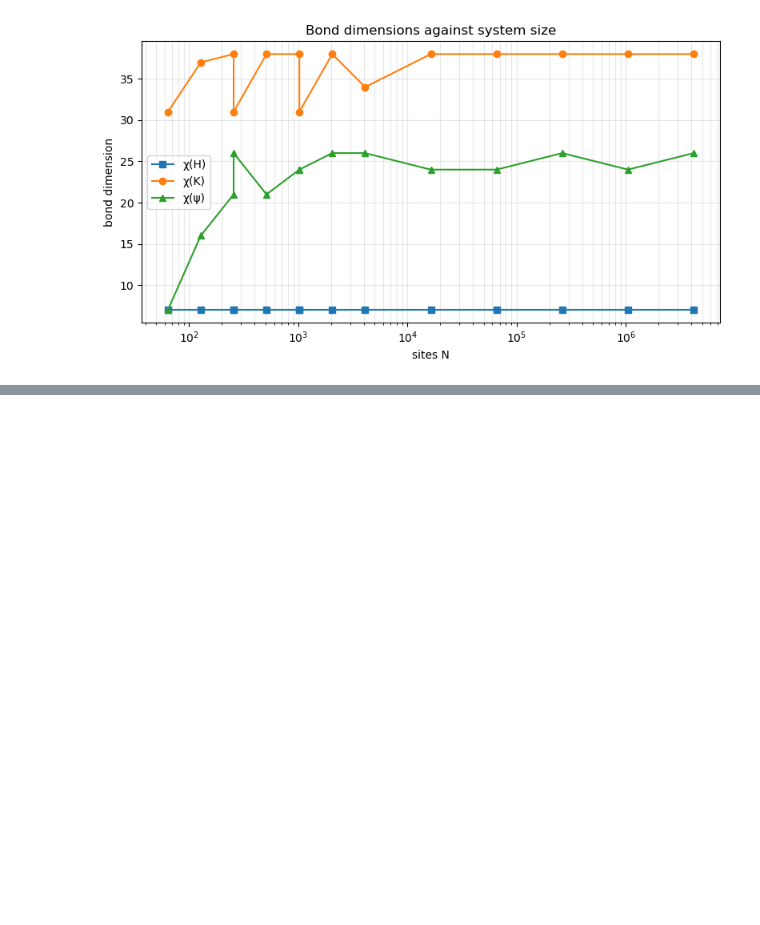
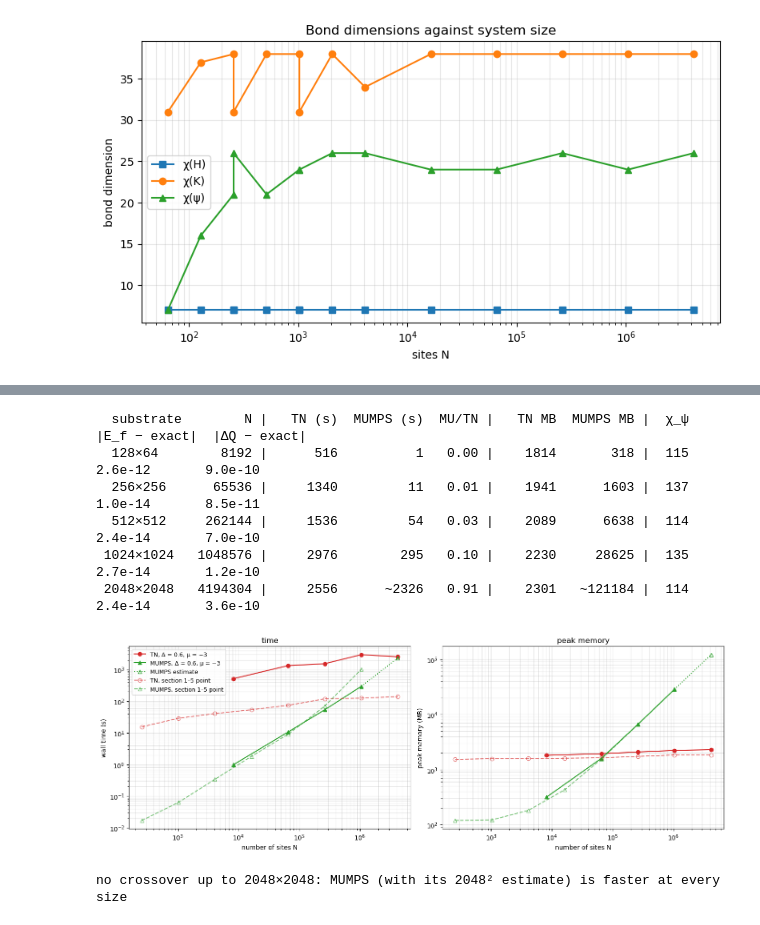
Before and after one commit to alasko5/MSH_Tensor_Network_Methods, a Jupyter notebook: msh_substrate/msh_substrate_scaling.ipynb, the cells around one changed output, grey strips where cells are left out. Cells and saved outputs as stored; diff of their text form; code cells hidden in the pictures; blank space fills up the shorter version.

```diff
--- a/msh_substrate/msh_substrate_scaling.ipynb
+++ b/msh_substrate/msh_substrate_scaling.ipynb
@@ -238,0 +268,48 @@ crossover (MUMPS time = TN time): N ≈ 3.58e+05 sites (≈ 598 × 598), between
+# %%
+tc = np.genfromtxt("tn_candidate.csv", delimiter=",", names=True, dtype=None, encoding=None); tc = tc[np.argsort(tc["N"])]
+pc = np.genfromtxt("py_candidate.csv", delimiter=",", names=True, dtype=None, encoding=None); pc = pc[np.argsort(pc["N"])]
+pc = pc[pc["status"] == "ok"]
+t_mc_2048 = pc[pc["N"] == 4**10]["t"][0] * e[(11, 11)]["est_flops"] / e[(10, 10)]["est_flops"]
+ex = dict(E_f=9.04770870e-06, dQ=4.5834351e-04)          # converged exact values (MUMPS, section 8c)
+
+print(f"{'substrate':>11s} {'N':>8s} | {'TN (s)':>8s} {'MUMPS (s)':>10s} {'MU/TN':>6s} | {'TN MB':>7s} {'MUMPS MB':>9s} | "
+      f"{'χ_ψ':>4s} {'|E_f − exact|':>14s} {'|ΔQ − exact|':>13s}")
+mc = {int(r["N"]): r for r in pc}
+for r in tc:
+    n = int(r["N"]); m = mc.get(n)
+    tm = m["t"] if m is not None else t_mc_2048
+    mm = m["rss_MB"] if m is not None else e[(11, 11)]["est_mem_incore_MB"]
+    mark = "" if m is not None else "~"
+    print(f"{2**int(r['Lx']):>5d}×{2**int(r['Ly']):<5d} {n:8d} | {r['t_total']:8.0f} {mark + format(tm, '.0f'):>10s} {tm / r['t_total']:6.2f} | "
+          f"{r['rss_MB']:7.0f} {mark + format(mm, '.0f'):>9s} | {int(r['chi_psi']):4d} {abs(r['E_f'] - ex['E_f']):14.1e} "
+          f"{abs(r['dQ'] - ex['dQ']):13.1e}")
+
+fig, ax = plt.subplots(1, 2, figsize=(14, 5))
+sq_old = scan(tn, "square"); mu_old = scan(M["mumps"], "square")
+for a, (tcol, pcol, lab) in zip(ax, (("t_total", "t", "wall time (s)"), ("rss_MB", "rss_MB", "peak memory (MB)"))):
+    a.loglog(tc["N"], tc[tcol], "o-", color="tab:red", label="TN, Δ = 0.6, μ = −3")
+    a.loglog(pc["N"], pc[pcol], "^-", color="tab:green", label="MUMPS, Δ = 0.6, μ = −3")
+    a.loglog([4**10, 4**11], [pc[pc["N"] == 4**10][pcol][0], t_mc_2048 if tcol == "t_total" else e[(11, 11)]["est_mem_incore_MB"]],
+             "^:", color="tab:green", mfc="none", label="MUMPS estimate")
+    a.loglog(sq_old["N"], sq_old[tcol], "o--", color="tab:red", mfc="none", alpha=0.6, label="TN, section 1–5 point")
+    a.loglog(mu_old["N"], mu_old[pcol], "^--", color="tab:green", mfc="none", alpha=0.6, label="MUMPS, section 1–5 point")
+    a.set_xlabel("number of sites N"); a.set_ylabel(lab); a.grid(True, which="both", alpha=0.3)
+ax[0].legend(fontsize=9); ax[0].set_title("time"); ax[1].set_title("peak memory")
+plt.tight_layout(); plt.show()
+
+pts = [(r["N"], np.log((mc[int(r["N"])]["t"] if int(r["N"]) in mc else t_mc_2048) / r["t_total"])) for r in tc]
+for (n1, d1), (n2, d2) in zip(pts, pts[1:]):
+    if d1 < 0 <= d2:
+        Nc = np.exp(np.log(n1) + (np.log(n2) - np.log(n1)) * (-d1) / (d2 - d1))
+        print(f"crossover (MUMPS time = TN time): N ≈ {Nc:.2e} sites (≈ {np.sqrt(Nc):.0f} × {np.sqrt(Nc):.0f}), with the MUMPS estimate at 2048²")
+if all(d < 0 for _, d in pts):
+    print("no crossover up to 2048×2048: MUMPS (with its 2048² estimate) is faster at every size")
+# %% [output]
+  substrate        N |   TN (s)  MUMPS (s)  MU/TN |   TN MB  MUMPS MB |  χ_ψ  |E_f − exact|  |ΔQ − exact|
+  128×64        8192 |      516          1   0.00 |    1814       318 |  115        2.6e-12       9.0e-10
+  256×256      65536 |     1340         11   0.01 |    1941      1603 |  137        1.0e-14       8.5e-11
+  512×512     262144 |     1536         54   0.03 |    2089      6638 |  114        2.4e-14       7.0e-10
+ 1024×1024   1048576 |     2976        295   0.10 |    2230     28625 |  135        2.7e-14       1.2e-10
+ 2048×2048   4194304 |     2556      ~2326   0.91 |    2301   ~121184 |  114        2.4e-14       3.6e-10
+[figure, added]
+no crossover up to 2048×2048: MUMPS (with its 2048² estimate) is faster at every size
```
Also changed, not shown: parts of 8 cells of this notebook, 12 other files.
